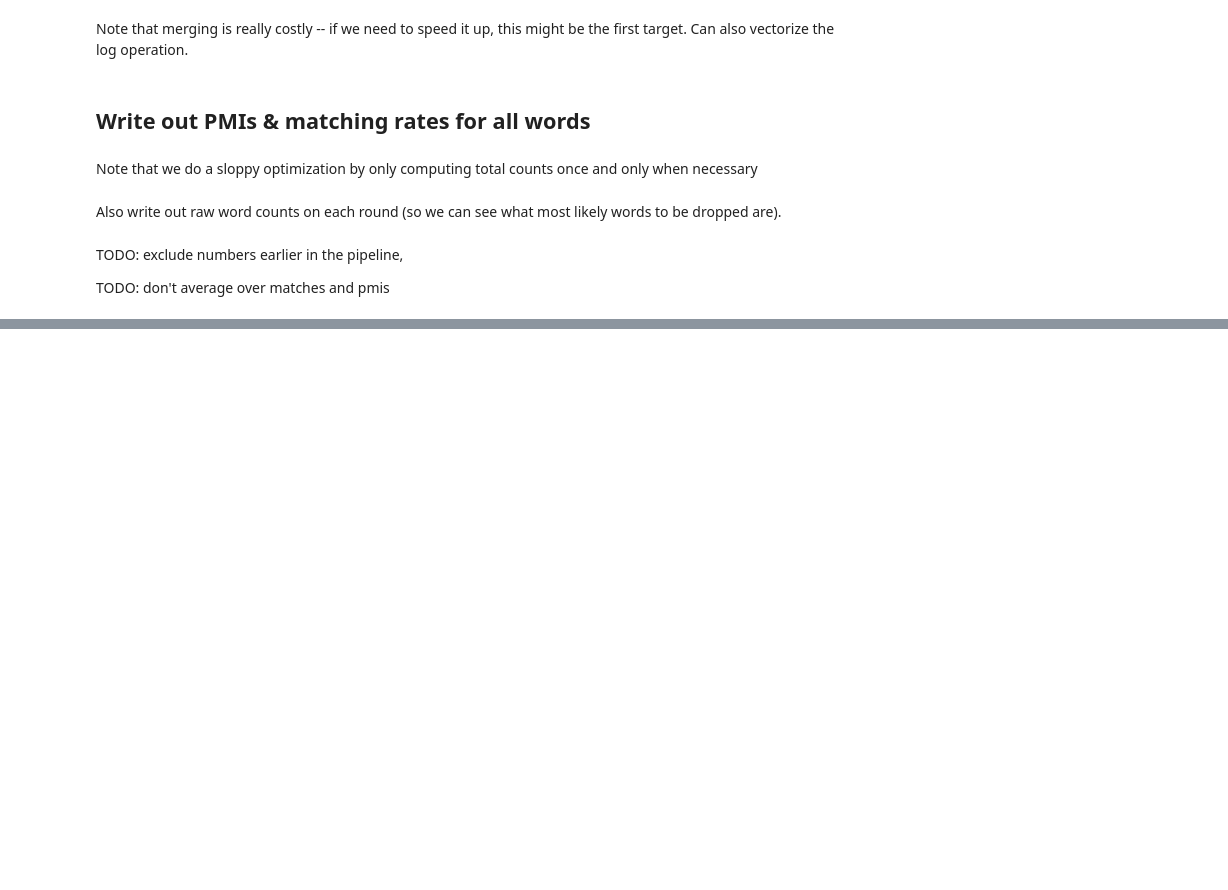
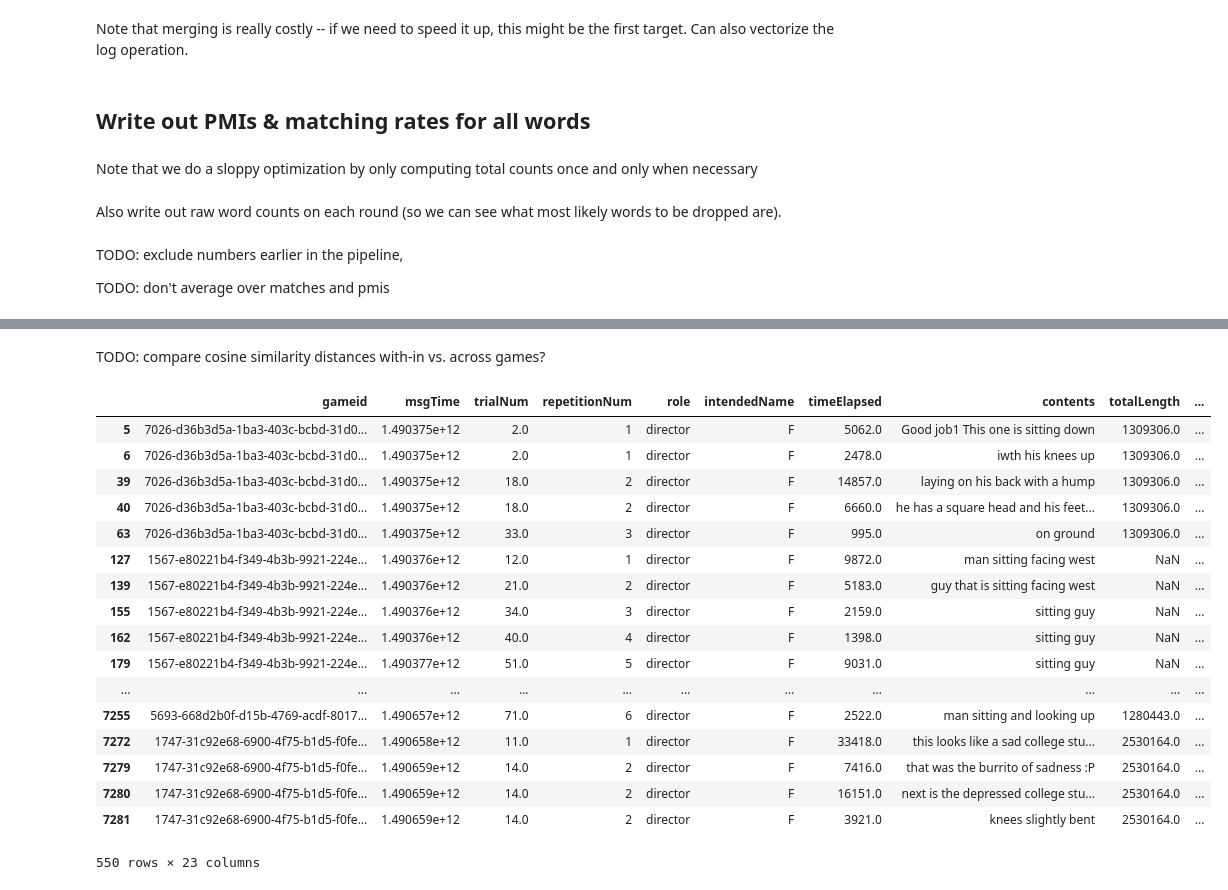
Before and after one commit to hawkrobe/tangrams, a Jupyter notebook: analysis/sequential/preprocessing_sequential.ipynb, the cells around one changed output, grey strips where cells are left out. Cells and saved outputs as stored; diff of their text form; code cells hidden in the pictures; blank space fills up the shorter version.

```diff
--- a/analysis/sequential/preprocessing_sequential.ipynb
+++ b/analysis/sequential/preprocessing_sequential.ipynb
@@ -283,2 +263,0 @@ Name: tree_parse, dtype: object
-# %%
-d['parse'] = [[w for w in utils.stanford_parsetree(text)] for text in d['contents']]
@@ -455,0 +646,25 @@ with open('PMIbootstrap.csv', 'w', newline='') as outfile:
+# %% [markdown]
+TODO: compare cosine similarity distances with-in vs. across games?
+# %%
+embedding_d = d.query('taskVersion == "cued" and intendedName == "F"')
+X = embedding_d[embedding_d['noun_embedding'].notna()]
+X
+# %% [output]
+|  | gameid | msgTime | trialNum | repetitionNum | role | intendedName | timeElapsed | contents | totalLength | ... |
+| 5 | 7026-d36b3d5a-1ba3-403c-bcbd-31d0... | 1.490375e+12 | 2.0 | 1 | director | F | 5062.0 | Good job1 This one is sitting down | 1309306.0 | ... |
+| 6 | 7026-d36b3d5a-1ba3-403c-bcbd-31d0... | 1.490375e+12 | 2.0 | 1 | director | F | 2478.0 | iwth his knees up | 1309306.0 | ... |
+| 39 | 7026-d36b3d5a-1ba3-403c-bcbd-31d0... | 1.490375e+12 | 18.0 | 2 | director | F | 14857.0 | laying on his back with a hump | 1309306.0 | ... |
+| 40 | 7026-d36b3d5a-1ba3-403c-bcbd-31d0... | 1.490375e+12 | 18.0 | 2 | director | F | 6660.0 | he has a square head and his feet... | 1309306.0 | ... |
+| 63 | 7026-d36b3d5a-1ba3-403c-bcbd-31d0... | 1.490375e+12 | 33.0 | 3 | director | F | 995.0 | on ground | 1309306.0 | ... |
+| 127 | 1567-e80221b4-f349-4b3b-9921-224e... | 1.490376e+12 | 12.0 | 1 | director | F | 9872.0 | man sitting facing west | NaN | ... |
+| 139 | 1567-e80221b4-f349-4b3b-9921-224e... | 1.490376e+12 | 21.0 | 2 | director | F | 5183.0 | guy that is sitting facing west | NaN | ... |
+| 155 | 1567-e80221b4-f349-4b3b-9921-224e... | 1.490376e+12 | 34.0 | 3 | director | F | 2159.0 | sitting guy | NaN | ... |
+| 162 | 1567-e80221b4-f349-4b3b-9921-224e... | 1.490376e+12 | 40.0 | 4 | director | F | 1398.0 | sitting guy | NaN | ... |
+| 179 | 1567-e80221b4-f349-4b3b-9921-224e... | 1.490377e+12 | 51.0 | 5 | director | F | 9031.0 | sitting guy | NaN | ... |
+| ... | ... | ... | ... | ... | ... | ... | ... | ... | ... | ... |
+| 7255 | 5693-668d2b0f-d15b-4769-acdf-8017... | 1.490657e+12 | 71.0 | 6 | director | F | 2522.0 | man sitting and looking up | 1280443.0 | ... |
+| 7272 | 1747-31c92e68-6900-4f75-b1d5-f0fe... | 1.490658e+12 | 11.0 | 1 | director | F | 33418.0 | this looks like a sad college stu... | 2530164.0 | ... |
+| 7279 | 1747-31c92e68-6900-4f75-b1d5-f0fe... | 1.490659e+12 | 14.0 | 2 | director | F | 7416.0 | that was the burrito of sadness :P | 2530164.0 | ... |
+| 7280 | 1747-31c92e68-6900-4f75-b1d5-f0fe... | 1.490659e+12 | 14.0 | 2 | director | F | 16151.0 | next is the depressed college stu... | 2530164.0 | ... |
+| 7281 | 1747-31c92e68-6900-4f75-b1d5-f0fe... | 1.490659e+12 | 14.0 | 2 | director | F | 3921.0 | knees slightly bent | 2530164.0 | ... |
+550 rows × 23 columns
```
Also changed, not shown: parts of 36 cells of this notebook.
